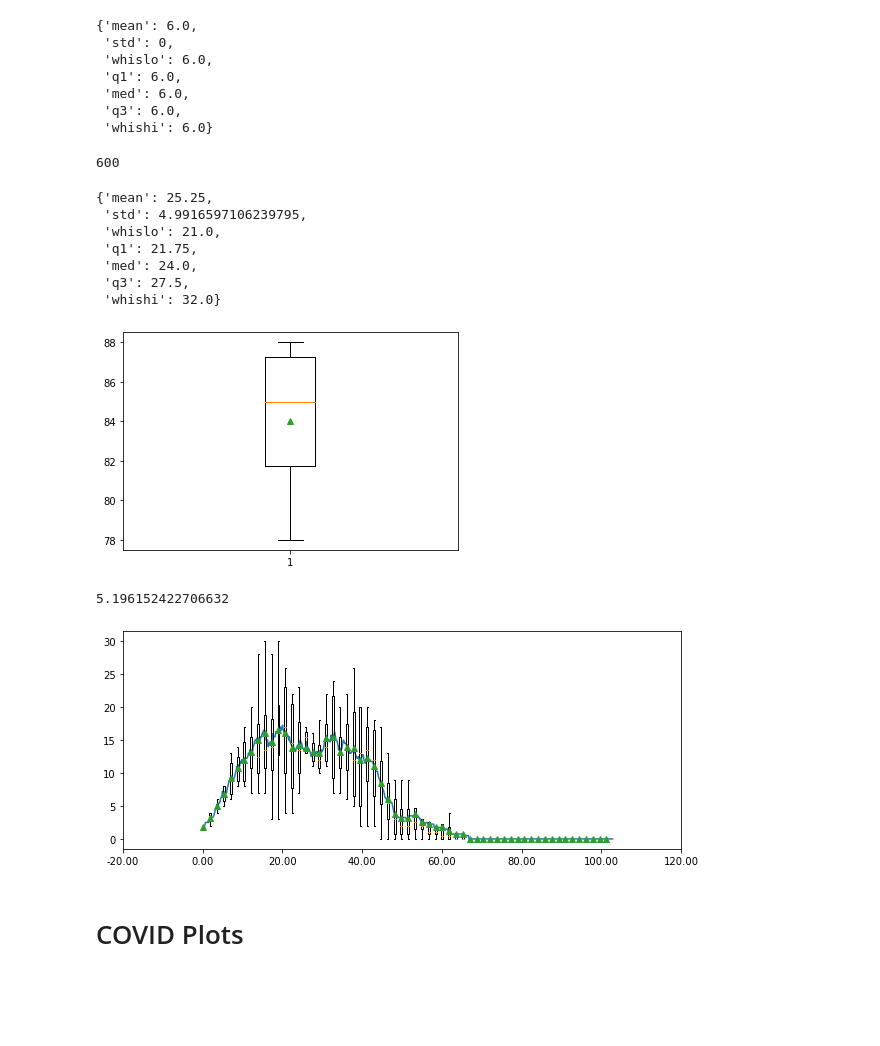
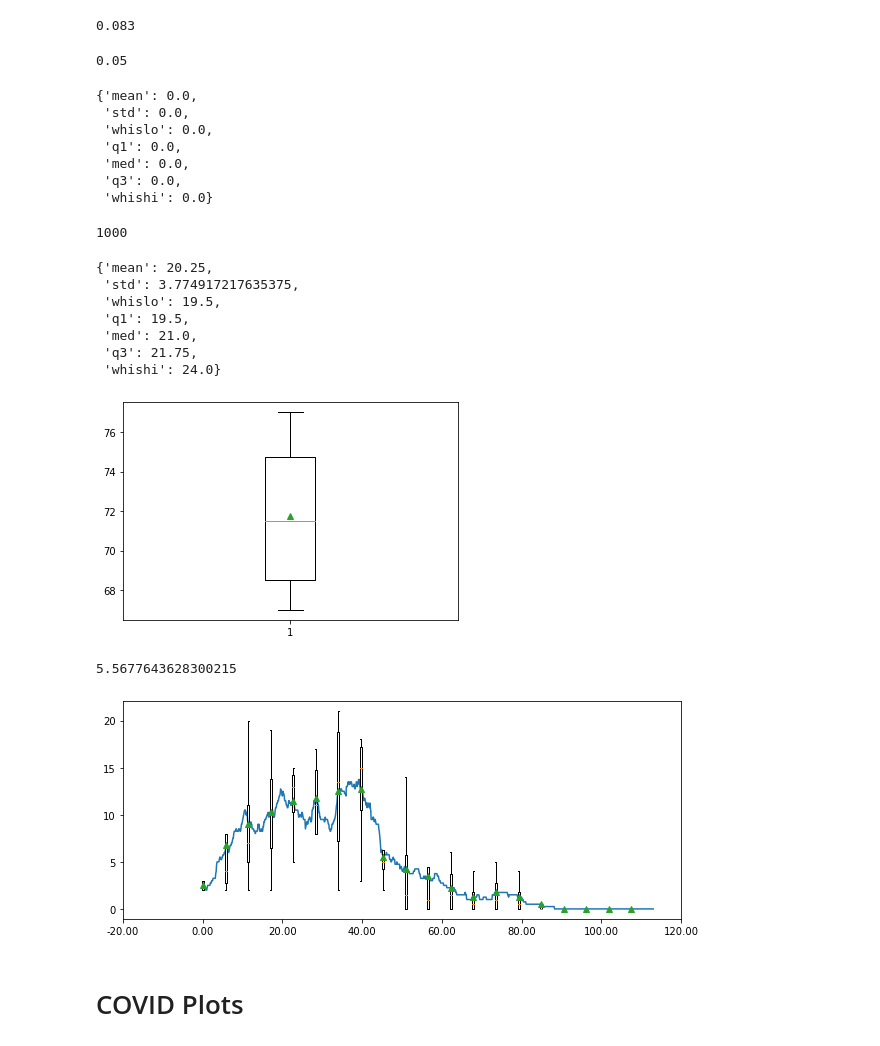
Before and after one commit to andrei-rusu/contact-tracing-model, a Jupyter notebook: SimulateCovid.ipynb, the cells around one changed output. Saved outputs shown, nothing was run; the diff lists cells and outputs as text; code cells hidden in the pictures; blank space fills up the shorter version.

```diff
--- a/SimulateCovid.ipynb
+++ b/SimulateCovid.ipynb
@@ -15,4 +13,4 @@ importlib.reload(run)
 # %%
-st1, tr1, kn1 = run.run_mock(netsize=100, multip=False, overlap=.8, model='covid', dual=True, nnets=1, niters=1, nevents=0,
-                  separate_traced=True, seed=104, taut=5, taur=.005, draw=False, draw_iter=False)
+st1, tr1, kn1 = run.run_mock(netsize=1000, k=10, multip=False, overlap=.5, model='covid', dual=True, nnets=2, niters=2, nevents=0, noncomp=0,
+                  separate_traced=True, seed=30, taut=0.01, taur=0.1, rel_beta=.5, rel_taur=1, draw=False, draw_iter=False)
 # %% [output]
@@ -23,7 +50,8 @@ Running iteration 0:
 # %%
-sts = run.run_mock(netsize=100, multip=False, model='covid', dual=False, nnets=1, niters=1, nevents=0,
-                  separate_traced=False, summary_print=False, summary_splits=200,
-                   seed=33, taut=[.1, .2], taur=.005, draw=False, draw_iter=False)
+taut = .1
+sts = run.run_mock(netsize=100, multip=False, model='covid', dual=True, nnets=2, niters=2, nevents=0,
+                  separate_traced=True, summary_print=False, summary_splits=200, noncomp=.01,
+                   seed=33, taut=taut, taur=0.1, rel_beta=.5, first_inf=2, draw=False, draw_iter=False)
 # %% [output]
 For taut = 0.1
 Simulating network - No. 0
@@ -37,60 +87,69 @@ Running iteration 0:
+# %%
+sts['args']['lamdahr']
+# %% [output]
+0.083
+# %%
+tr = list(sts.keys())[-1]
+tr
+# %% [output]
+0.05
 # %%
-sts[.1]['average-infected'][-1]
+sts[tr]['average-infected'][-1]
 # %% [output]
-{'mean': 6.0,
- 'std': 0,
- 'whislo': 6.0,
- 'q1': 6.0,
- 'med': 6.0,
- 'q3': 6.0,
- 'whishi': 6.0}
+{'mean': 0.0,
+ 'std': 0.0,
+ 'whislo': 0.0,
+ 'q1': 0.0,
+ 'med': 0.0,
+ 'q3': 0.0,
+ 'whishi': 0.0}
 # %%
-sts[0.1]['time'].__len__()
+sts[tr]['time'].__len__()
 # %% [output]
-600
+1000
 # %%
-sts[0.1]['average-max-infected']
+sts[tr]['average-max-infected']
 # %% [output]
-{'mean': 25.25,
- 'std': 4.9916597106239795,
- 'whislo': 21.0,
- 'q1': 21.75,
- 'med': 24.0,
- 'q3': 27.5,
- 'whishi': 32.0}
+{'mean': 20.25,
+ 'std': 3.774917217635375,
+ 'whislo': 19.5,
+ 'q1': 19.5,
+ 'med': 21.0,
+ 'q3': 21.75,
+ 'whishi': 24.0}
 # %%
 import matplotlib.pyplot as plt
 
 fig, ax = plt.subplots()
-ax.bxp([sts[0.1]['average-overall-infectious']], showfliers=False, showmeans=True)
+ax.bxp([sts[tr]['average-overall-infected']], showfliers=False, showmeans=True)
 plt.show()
 # %% [output]
-[figure, old version]
+[figure, new version]
 # %%
-sts[.1]['average-max-hospital']['std']
+sts[tr]['average-max-hospital']['std']
 # %% [output]
-5.196152422706632
+5.5677643628300215
 # %%
 import matplotlib.pyplot as plt
 from matplotlib.ticker import FormatStrFormatter
 
 fig, ax = plt.subplots(figsize=(10, 4))
-times = sts[.1]['time']
-vals = sts[.1]['average-infected']
+times = sts[tr]['time']
+vals = sts[tr]['average-infected']
 means = [entry['mean'] for entry in vals]
 ax.plot(times, means)
 # Save the default tick positions, so we can reset them...
 locs = ax.get_xticks()
 
-for_indexes = range(0,len(vals),10)
+for_indexes = range(0,len(vals),50)
 ax.bxp(vals[for_indexes], positions=times[for_indexes], showfliers=False, showmeans=True)
 
 ax.set_xticks(locs)
 ax.set_xticklabels(locs)
 ax.xaxis.set_major_formatter(FormatStrFormatter('%.2f'))
 plt.show()
 # %% [output]
-[figure, old version]
+[figure, new version]
 # %% [markdown]
 <h1> COVID Plots
 # %%
```
Also changed, not shown: parts of 8 cells of this notebook, 8 other files.
